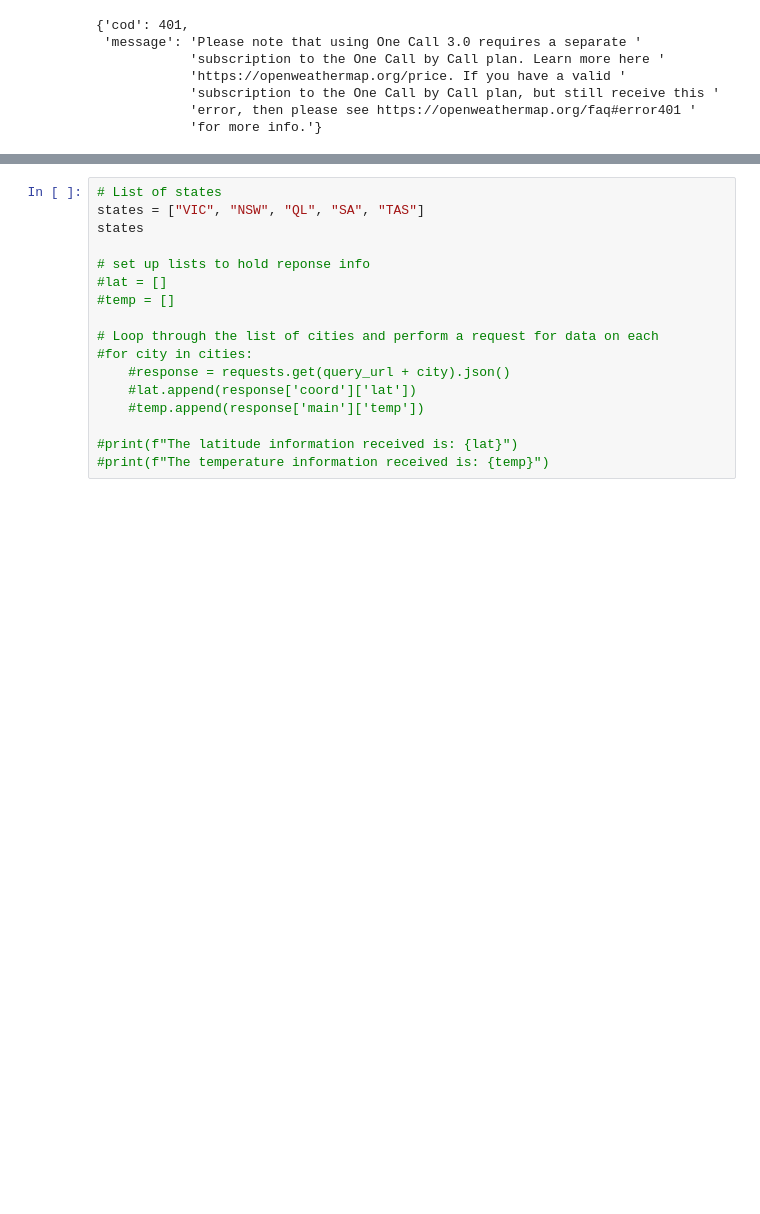
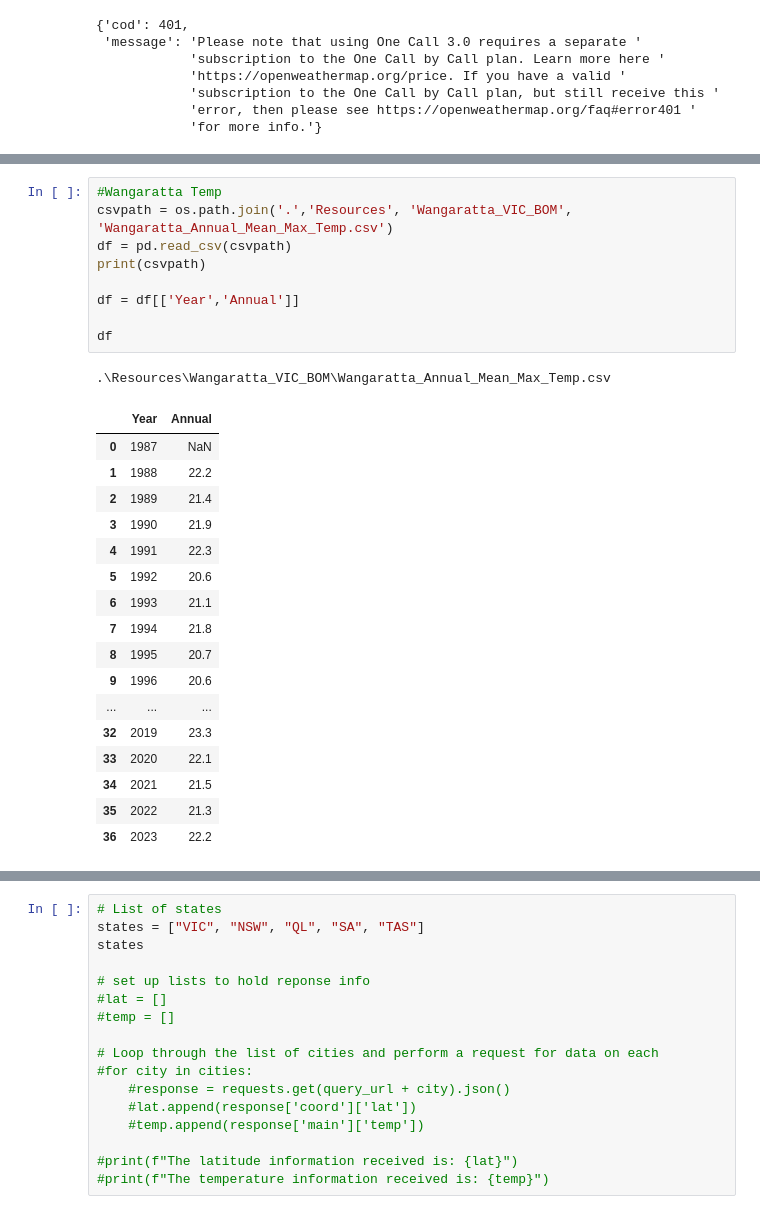
Before and after one commit to B-osborne1/project-one, a Jupyter notebook: project_main_script.ipynb, the cells around one changed output, grey strips where cells are left out. Drawn from its saved outputs; the diff is of its cells as text; blank space fills up the shorter version.

```diff
--- a/project_main_script.ipynb
+++ b/project_main_script.ipynb
@@ -466,0 +347,28 @@ with open(csvpath, 'r', newline='') as file:
+# %%
+#Wangaratta Temp
+csvpath = os.path.join('.','Resources', 'Wangaratta_VIC_BOM', 'Wangaratta_Annual_Mean_Max_Temp.csv')
+df = pd.read_csv(csvpath)
+print(csvpath)
+
+df = df[['Year','Annual']]
+
+df
+# %% [output]
+.\Resources\Wangaratta_VIC_BOM\Wangaratta_Annual_Mean_Max_Temp.csv
+|  | Year | Annual |
+| 0 | 1987 | NaN |
+| 1 | 1988 | 22.2 |
+| 2 | 1989 | 21.4 |
+| 3 | 1990 | 21.9 |
+| 4 | 1991 | 22.3 |
+| 5 | 1992 | 20.6 |
+| 6 | 1993 | 21.1 |
+| 7 | 1994 | 21.8 |
+| 8 | 1995 | 20.7 |
+| 9 | 1996 | 20.6 |
+| ... | ... | ... |
+| 32 | 2019 | 23.3 |
+| 33 | 2020 | 22.1 |
+| 34 | 2021 | 21.5 |
+| 35 | 2022 | 21.3 |
+| 36 | 2023 | 22.2 |
```
Also changed, not shown: parts of 18 cells of this notebook.
